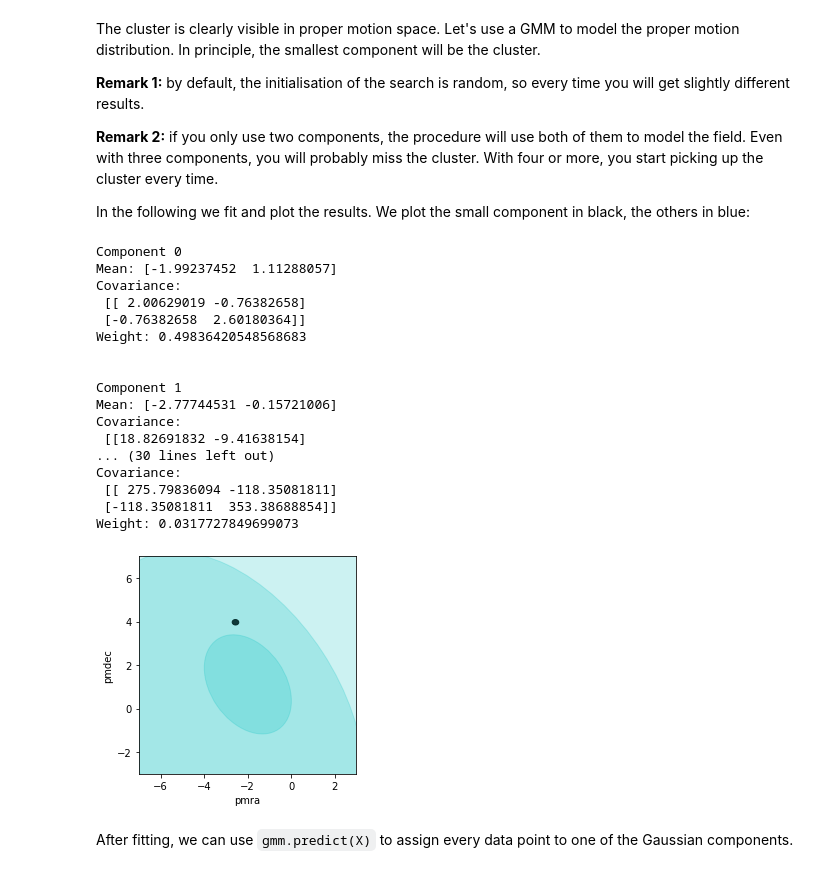
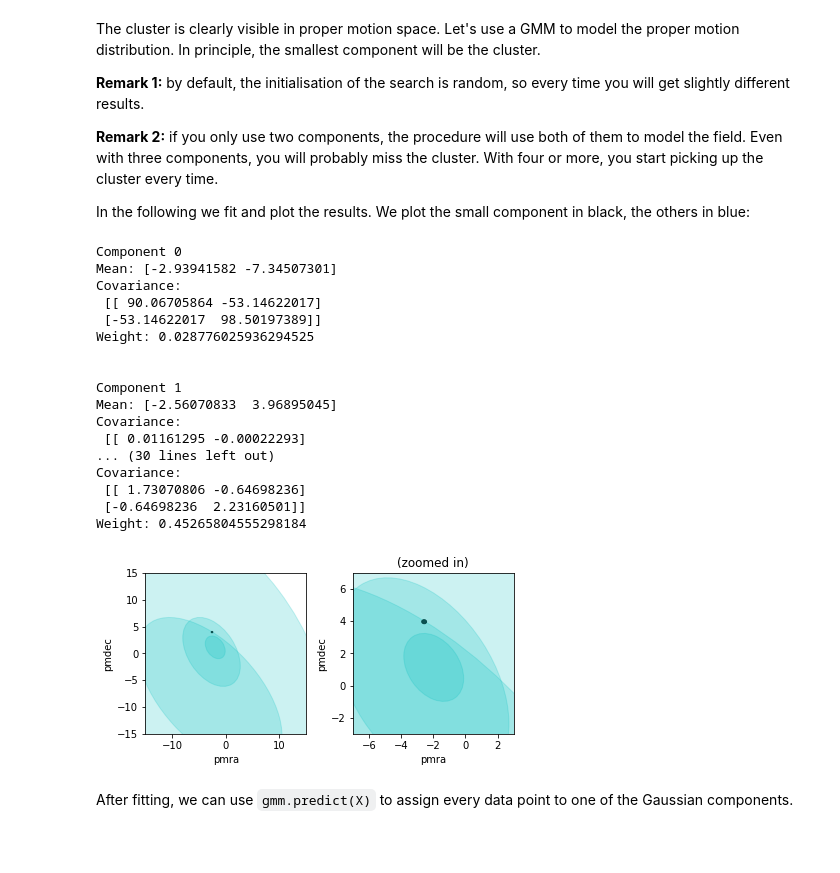
Before and after one commit to TristanCantatGaudin/playground, a Jupyter notebook: gmm_ngc_2506.ipynb, the cells around one changed output. Cells and saved outputs as stored; diff of their text form; code cells hidden in the pictures; blank space fills up the shorter version.

```diff
--- a/gmm_ngc_2506.ipynb
+++ b/gmm_ngc_2506.ipynb
@@ -59,62 +59,73 @@ In the following we fit and plot the results. We plot the small component in bla
 # %%
 N_COMPONENTS = 6
 
 from sklearn import mixture
 from scipy import linalg #used to compute the ellipses
 import matplotlib as mpl #used to plot the ellipses
 
 X = np.array([GaiaT['pmra'] , GaiaT['pmdec']]).T
 gmm = mixture.GaussianMixture(n_components=N_COMPONENTS, covariance_type="full").fit(X)
 
 colorsToPlot = ["C0","C1","C2","C3","C4","C5"]
-plt.figure()
-splot = plt.subplot(111,aspect=1 )
-plt.xlim(-7,3); plt.ylim(-3,7)
-plt.xlabel('pmra'); plt.ylabel('pmdec')
-
-for iii in range(N_COMPONENTS):
-    print('Component',iii)
-    print( 'Mean:',gmm.means_[iii], '\nCovariance:\n', gmm.covariances_[iii] )
-    print('Weight:',gmm.weights_[iii])
-    print('\n')
 
 
+plt.figure()
 
-    # get the ellipse from the covariance matrix:
-    v, w = linalg.eigh(gmm.covariances_[iii])
-    v = 2.0 * np.sqrt(2.0) * np.sqrt(v)
-    u = w[0] / linalg.norm(w[0])
-    # plot it
-    angle = np.arctan(u[1] / u[0])
-    angle = 180.0 * angle / np.pi  # convert to degrees
+for subplotNb in range(2):
+    splot = plt.subplot(1,2,subplotNb+1,aspect=1 )
 
-    if gmm.covariances_[iii][0][0] < 0.1:
-        ell = mpl.patches.Ellipse(gmm.means_[iii], v[0], v[1], angle=180.0 + angle , color='k' )
-        ell.set_alpha(0.9)
+    if subplotNb==1:
+        plt.xlim(-7,3); plt.ylim(-3,7)
+        plt.title('(zoomed in)')
     else:
-        ell = mpl.patches.Ellipse(gmm.means_[iii], v[0], v[1], angle=180.0 + angle , color='c' )
-        ell.set_alpha(0.2)
+        plt.xlim(-15,15); plt.ylim(-15,15)
 
-    splot.add_artist(ell)
+    plt.xlabel('pmra'); plt.ylabel('pmdec')
+
+    for iii in range(N_COMPONENTS):
+        if subplotNb==0:
+            print('Component',iii)
+            print( 'Mean:',gmm.means_[iii], '\nCovariance:\n', gmm.covariances_[iii] )
+            print('Weight:',gmm.weights_[iii])
+            print('\n')
+
+        # get the ellipse from the covariance matrix:
+        v, w = linalg.eigh(gmm.covariances_[iii])
+        v = 2.0 * np.sqrt(2.0) * np.sqrt(v)
+        u = w[0] / linalg.norm(w[0])
+        # plot it
+        angle = np.arctan(u[1] / u[0])
+        angle = 180.0 * angle / np.pi  # convert to degrees
+
+        if gmm.covariances_[iii][0][0] < 0.1:
+            ell = mpl.patches.Ellipse(gmm.means_[iii], v[0], v[1], angle=180.0 + angle , color='k' )
+            ell.set_alpha(0.9)
+        else:
+            ell = mpl.patches.Ellipse(gmm.means_[iii], v[0], v[1], angle=180.0 + angle , color='c' )
+            ell.set_alpha(0.2)
+
+        splot.add_artist(ell)
+
+plt.tight_layout()
 # %% [output]
 Component 0
-Mean: [-1.99237452  1.11288057]
+Mean: [-2.93941582 -7.34507301]
 Covariance:
- [[ 2.00629019 -0.76382658]
- [-0.76382658  2.60180364]]
-Weight: 0.49836420548568683
+ [[ 90.06705864 -53.14622017]
+ [-53.14622017  98.50197389]]
+Weight: 0.028776025936294525
 
 
 Component 1
-Mean: [-2.77744531 -0.15721006]
+Mean: [-2.56070833  3.96895045]
 Covariance:
- [[18.82691832 -9.41638154]
+ [[ 0.01161295 -0.00022293]
 ... (30 lines left out)
 Covariance:
- [[ 275.79836094 -118.35081811]
- [-118.35081811  353.38688854]]
-Weight: 0.0317727849699073
+ [[ 1.73070806 -0.64698236]
+ [-0.64698236  2.23160501]]
+Weight: 0.45265804555298184
-[figure, old version]
+[figure, new version]
 # %% [markdown]
 After fitting, we can use `gmm.predict(X)` to assign every data point to one of the Gaussian components.
 # %%
```
Also changed, not shown: parts of 2 cells of this notebook.
